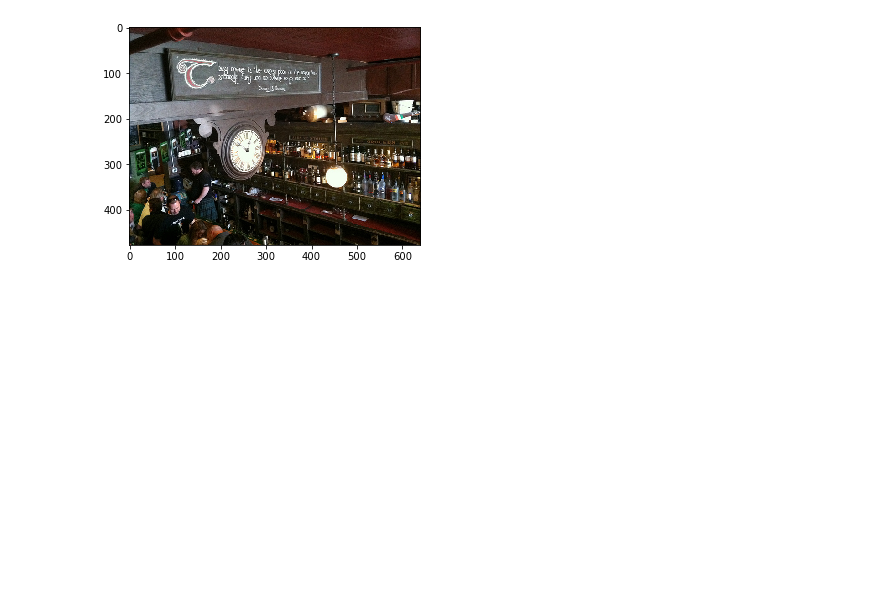
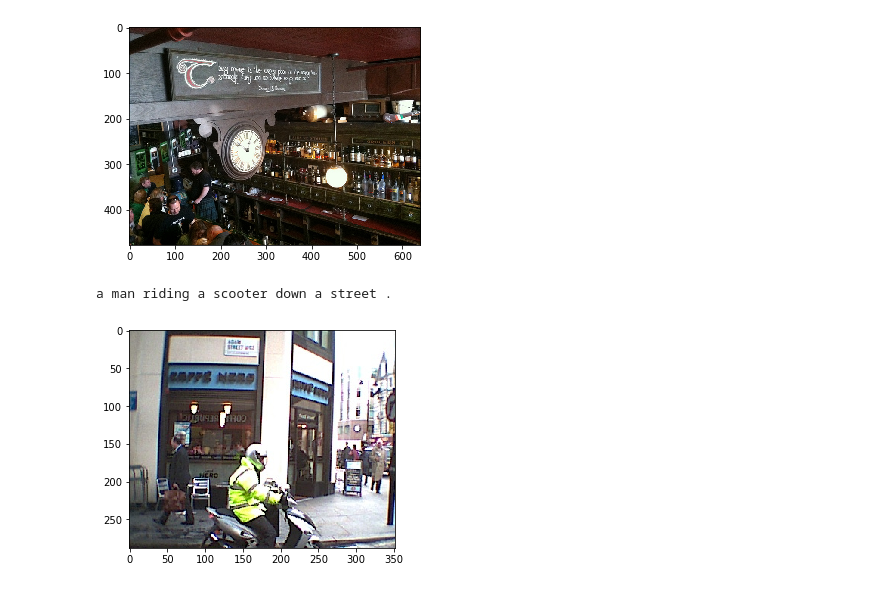
Before and after one commit to YinuoW/Show-and-Tell-Project, a Jupyter notebook: demo.ipynb, the cells around one changed output. Saved outputs shown, nothing was run; the diff lists cells and outputs as text; code cells hidden in the pictures; blank space fills up the shorter version.

```diff
--- a/demo.ipynb
+++ b/demo.ipynb
@@ -12,6 +19,6 @@ from PIL import Image
 # %%
 def imageCaption(image, encoder_path='./models/encoder-5-3000.pkl', decoder_path='./models/decoder-5-3000.pkl',
-                     vocabulary_path='./data/vocab.pkl', crop_size=224, embed_size=256, hidden_size=512, num_layers=1):
+                 vocabulary_path='./data/vocab.pkl', crop_size=224, embed_size=256, hidden_size=512, num_layers=1):
     '''
     :param image: the image for generating captions
     :param encoder_path: trainer encoder path
@@ -21,7 +28,7 @@ def imageCaption(image, encoder_path='./models/encoder-5-3000.pkl', decoder_path
     :param embed_size: dimension of word embedding vectors
     :param hidden_size: dimension of lstm hidden states
     :param num_layers: number of layers in lstm
-    :return:
+    :return: the original image and its corresponding image caption
     '''
     ## image transform parameter
     transform = transforms.Compose([
@@ -36,7 +43,7 @@ def imageCaption(image, encoder_path='./models/encoder-5-3000.pkl', decoder_path
 
     ## Establish model
     encoder = EncoderCNN(embed_size)
-    encoder.eval()  # evaluation mode (BN uses moving mean/variance)
+    encoder.eval()  # evaluation mode
     decoder = DecoderRNN(embed_size, hidden_size, len(vocab), num_layers)
 
     # Load trained model parameters
@@ -45,13 +52,13 @@ def imageCaption(image, encoder_path='./models/encoder-5-3000.pkl', decoder_path
 
     # Load Image
     image = Image.open(image)
-    image_tensor = Variable(transform(image).unsqueeze(0))
+    image_tensor = Variable(transform(image).unsqueeze(0)) ## increase dimension from 2 to 3
 
     # LSTM initial states
     state = (Variable(torch.zeros(num_layers, 1, hidden_size)),
              Variable(torch.zeros(num_layers, 1, hidden_size)))
 
-    # If use gpu
+    # Use gpu if available
     if torch.cuda.is_available():
         encoder.cuda()
         decoder.cuda()
@@ -81,3 +88,8 @@ imageCaption(image="./test/COCO_val2014_000000581632.jpg")
 # %% [output]
 a clock is on the side of a building .
 [figure]
+# %%
+imageCaption(image="./test/COCO_train2014_000000581900.jpg")
+# %% [output]
+a man riding a scooter down a street .
+[figure, added]
```
Also changed, not shown: parts of 3 cells of this notebook.
